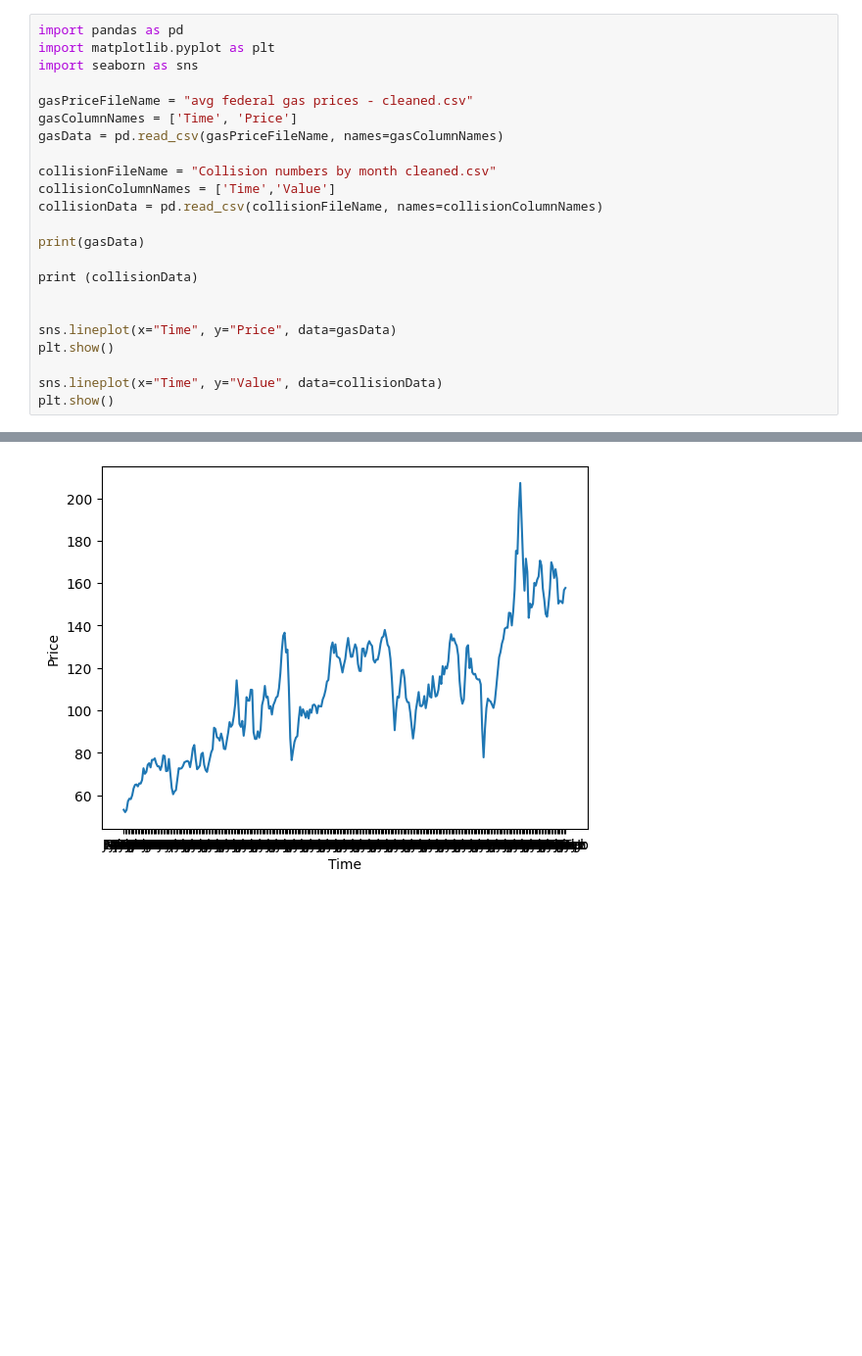
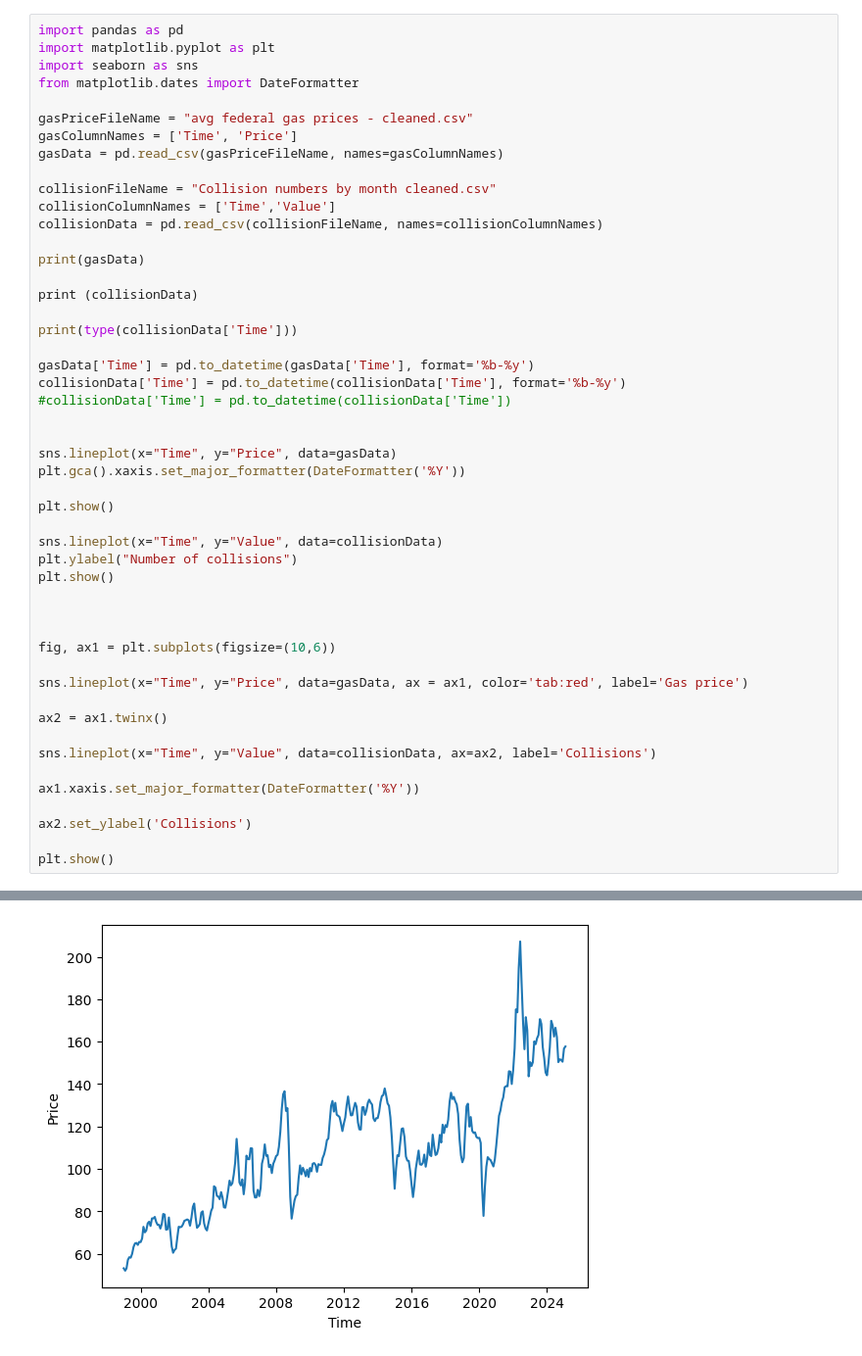
Before and after one commit to vertesemash/CS2704-Final-Project-JG, a Jupyter notebook: CS2704 final project.ipynb, the cells around one changed output, grey strips where cells are left out. Shown at 98% size. Saved outputs shown, nothing was run; the diff lists cells and outputs as text; blank space fills up the shorter version.

```diff
--- a/CS2704 final project.ipynb
+++ b/CS2704 final project.ipynb
@@ -4,6 +4,7 @@
 import pandas as pd
 import matplotlib.pyplot as plt
 import seaborn as sns
+from matplotlib.dates import DateFormatter
 
 gasPriceFileName = "avg federal gas prices - cleaned.csv"
 gasColumnNames = ['Time', 'Price']
@@ -17,12 +18,37 @@ print(gasData)
 
 print (collisionData)
 
+print(type(collisionData['Time']))
+
+gasData['Time'] = pd.to_datetime(gasData['Time'], format='%b-%y')
+collisionData['Time'] = pd.to_datetime(collisionData['Time'], format='%b-%y')
+#collisionData['Time'] = pd.to_datetime(collisionData['Time'])
+
 
 sns.lineplot(x="Time", y="Price", data=gasData)
+plt.gca().xaxis.set_major_formatter(DateFormatter('%Y'))
+
 plt.show()
 
 sns.lineplot(x="Time", y="Value", data=collisionData)
+plt.ylabel("Number of collisions")
 plt.show()
+
+
+
+fig, ax1 = plt.subplots(figsize=(10,6))
+
+sns.lineplot(x="Time", y="Price", data=gasData, ax = ax1, color='tab:red', label='Gas price')
+
+ax2 = ax1.twinx()
+
+sns.lineplot(x="Time", y="Value", data=collisionData, ax=ax2, label='Collisions')
+
+ax1.xaxis.set_major_formatter(DateFormatter('%Y'))
+
+ax2.set_ylabel('Collisions')
+
+plt.show()
 # %% [output]
        Time   Price
 0    Jan-99   53.08
@@ -44 +70 @@ plt.show()
-[figure, old version]
+[figure, new version]
```
Also changed, not shown: parts of 1 cell of this notebook.
